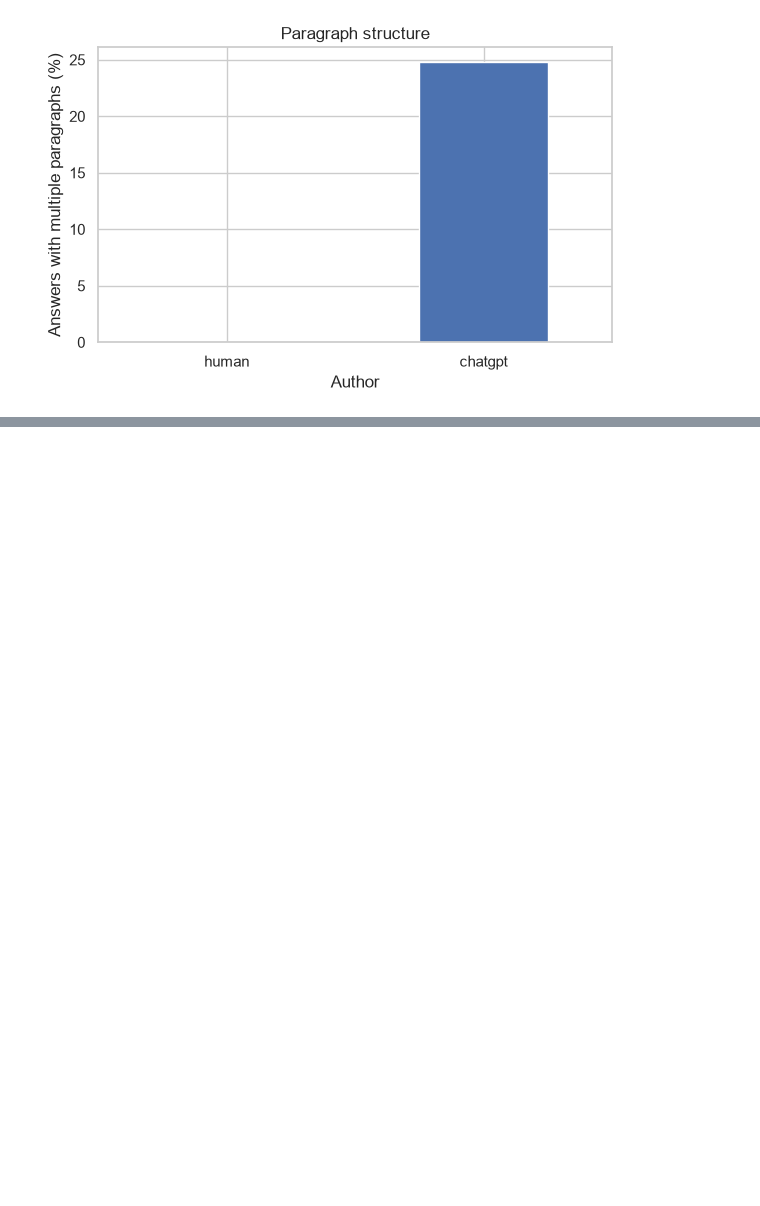
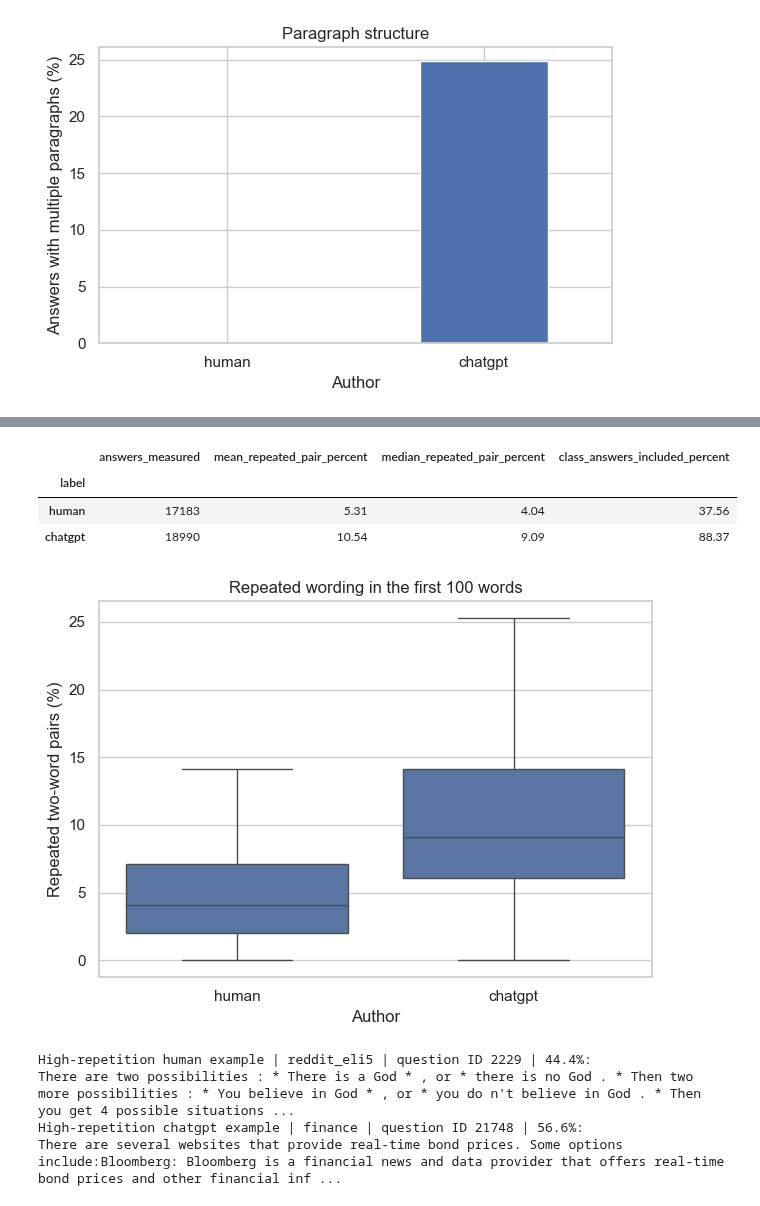
Before and after one commit to Break-Through-Tech/Chewy-1B-spot-the-bot-detecting-ai-generated-text, a Jupyter notebook: notebooks/eda.ipynb, the cells around one changed output, grey strips where cells are left out. Saved outputs shown, nothing was run; the diff lists cells and outputs as text; code cells hidden in the pictures; blank space fills up the shorter version.

```diff
--- a/notebooks/eda.ipynb
+++ b/notebooks/eda.ipynb
@@ -295,0 +431,35 @@ display(Markdown(
+# %%
+repetition_text = answers["text"].str.replace(
+    r"\s+(n['’]t\b|['’](?:s|m|re|ve|ll|d)\b)", r"\1", regex=True
+)
+repetition_tokens = repetition_text.map(lambda text: word_pattern.findall(text.lower()))
+def repeated_pair_percent(words):
+    if len(words) < 100:
+        return np.nan
+    pairs = list(zip(words[:99], words[1:100]))
+    return (len(pairs) - len(set(pairs))) / len(pairs) * 100
+answers["repeated_pair_percent"] = repetition_tokens.map(repeated_pair_percent)
+repetition_summary = answers.groupby("label")["repeated_pair_percent"].agg(
+    answers_measured="count", mean_repeated_pair_percent="mean", median_repeated_pair_percent="median"
+).reindex(LABELS)
+repetition_summary["class_answers_included_percent"] = repetition_summary["answers_measured"] / answers["label"].value_counts().reindex(LABELS) * 100
+display(repetition_summary.round(2))
+sns.boxplot(data=answers, x="label", y="repeated_pair_percent", order=LABELS, showfliers=False)
+plt.xlabel("Author"); plt.ylabel("Repeated two-word pairs (%)")
+plt.title("Repeated wording in the first 100 words"); plt.tight_layout(); plt.show()
+for label in LABELS:
+    examples = answers[answers["label"].eq(label)].dropna(subset=["repeated_pair_percent"])
+    if not examples.empty:
+        example = examples.nlargest(1, "repeated_pair_percent").iloc[0]
+        print(f"High-repetition {label} example | {example['source']} | question ID {example['id']} | {example['repeated_pair_percent']:.1f}%:")
+        print(example["text"][:500] + (" … [excerpt]" if len(example["text"]) > 500 else ""))
+# %% [output]
+|  | answers_measured | mean_repeated_pair_percent | median_repeated_pair_percent | class_answers_included_percent |
+| label |  |  |  |  |
+| human | 17183 | 5.31 | 4.04 | 37.56 |
+| chatgpt | 18990 | 10.54 | 9.09 | 88.37 |
+[figure, added]
+High-repetition human example | reddit_eli5 | question ID 2229 | 44.4%:
+There are two possibilities : * There is a God * , or * there is no God . * Then two more possibilities : * You believe in God * , or * you do n't believe in God . * Then you get 4 possible situations ...
+High-repetition chatgpt example | finance | question ID 21748 | 56.6%:
+There are several websites that provide real-time bond prices. Some options include:Bloomberg: Bloomberg is a financial news and data provider that offers real-time bond prices and other financial inf ...
```
Also changed, not shown: parts of 35 cells of this notebook, 5 other files.
